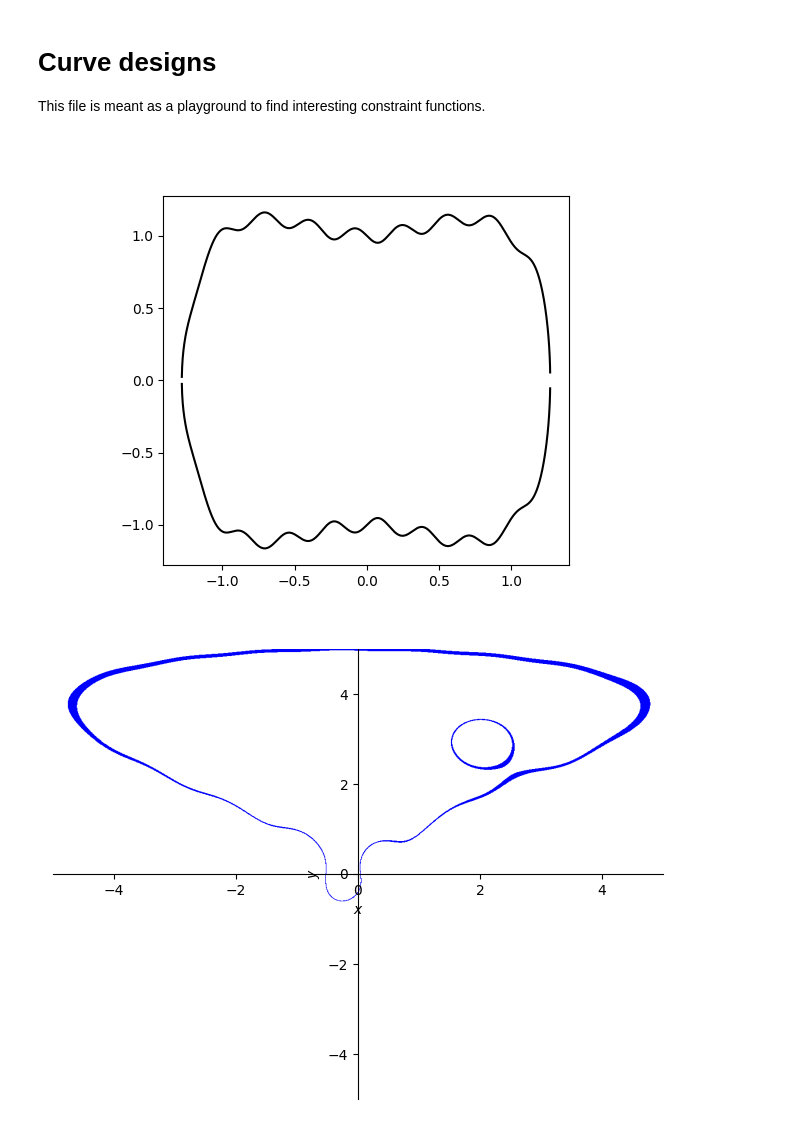
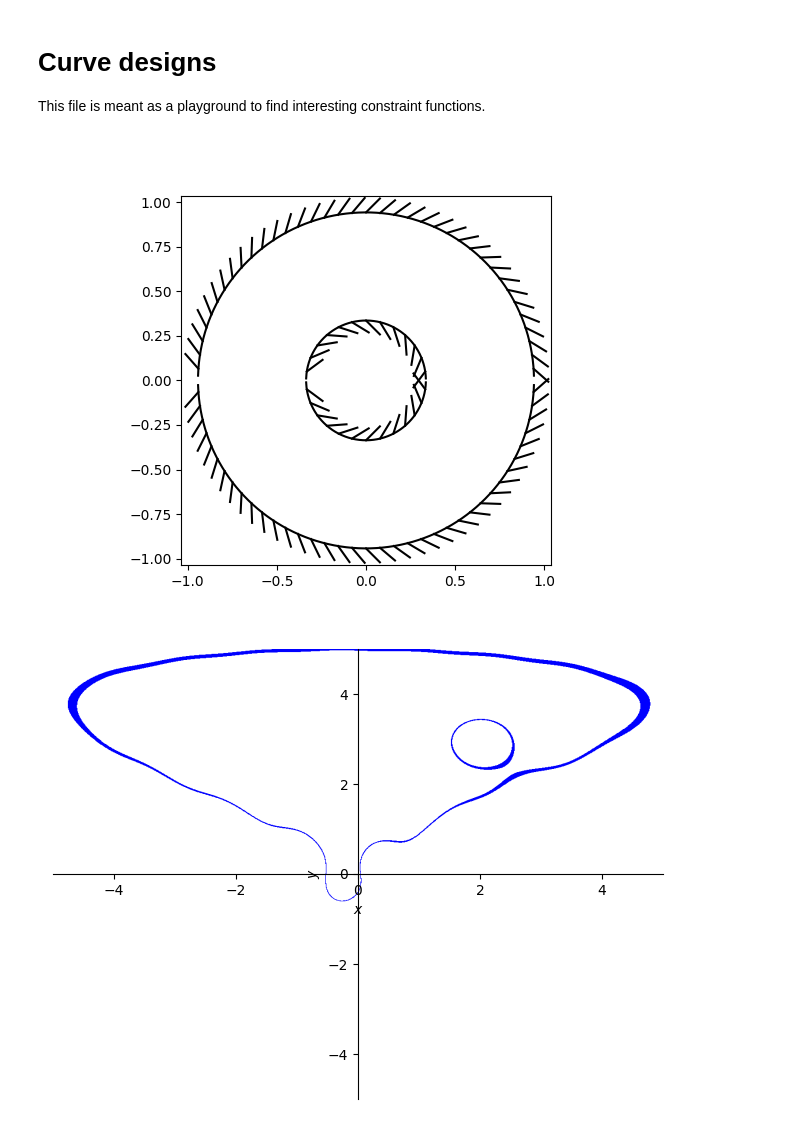
Before and after one commit to Homomorpheus/mathmod_ball_dae_ode, a Jupyter notebook: src/curve_designer.ipynb, the cells around one changed output. Saved outputs shown, nothing was run; the diff lists cells and outputs as text; code cells hidden in the pictures.

```diff
--- a/src/curve_designer.ipynb
+++ b/src/curve_designer.ipynb
@@ -14,15 +14,15 @@ import geometry
 # %%
 var("x y", real=True)
 
-g =  x**4 + y**2 - x**2 + 0.1*sin(20*x) - 1 # also interesting: x**4 + y**2 - x**2 - 1 = 0
+g = (x**2 + y**2)**2 - (x**2 + y**2) + 0.1 # x**4 + y**2 - x**2 + 0.1*sin(20*x) - 1 # also interesting: x**4 + y**2 - x**2 - 1 = 0
 
 curve = geometry.CurveConstraint(g, x, y, inside="negative", xlim=(-5,5))
 fig, ax = plt.subplots()
 ax.set_aspect("equal")
 curve.plot(ax)
 plt.show()
 # %% [output]
-[figure, old version]
+[figure, new version]
 # %%
 plot_implicit(y**4 + 3*x**2 - 5*y**3 + sin(5*x) + 10/((x-2)**2 + (y-3)**2) - 1)
 # %% [output]
```
Also changed, not shown: 5 other files.
